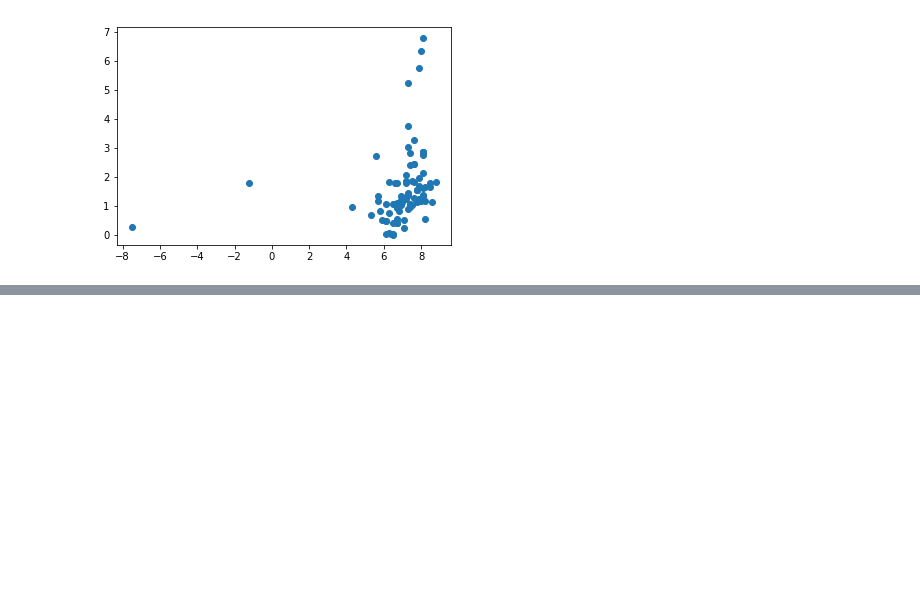
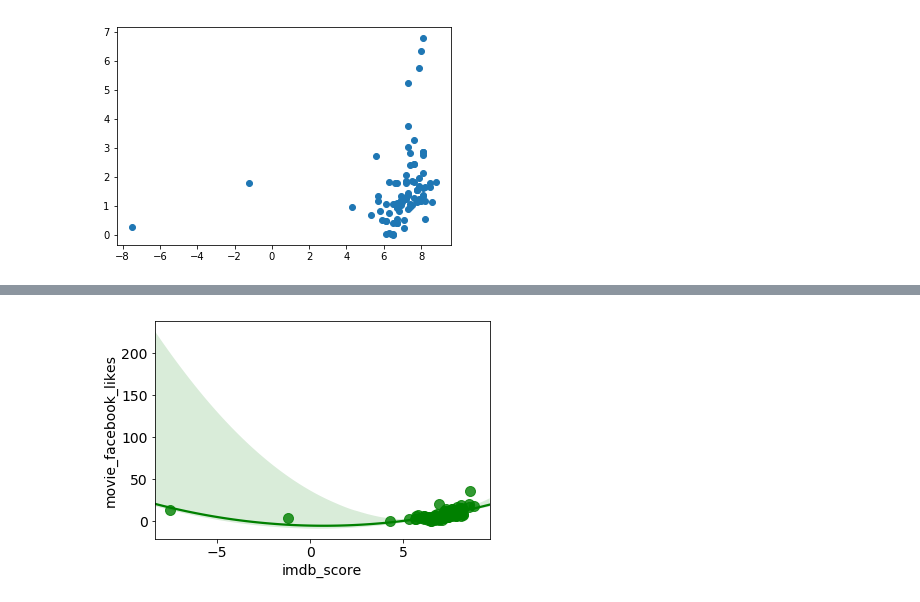
Before and after one commit to ragalaa/Directory, a Jupyter notebook: Exploratary_Data_analysis_IMDB.ipynb, the cells around one changed output, grey strips where cells are left out. Cells and saved outputs as stored; diff of their text form; code cells hidden in the pictures; blank space fills up the shorter version.

```diff
--- a/Exploratary_Data_analysis_IMDB.ipynb
+++ b/Exploratary_Data_analysis_IMDB.ipynb
@@ -205,0 +257,4 @@ First of all, we make the Facebook likes in a low scale, as they all have more t
+# %%
+ax=sns.regplot('imdb_score', 'movie_facebook_likes',  selected_dataset, ci=80, scatter_kws={"s":100}, order=2, fit_reg=True,color="g");
+# %% [output]
+[figure, added]
```
Also changed, not shown: parts of 9 cells of this notebook.
